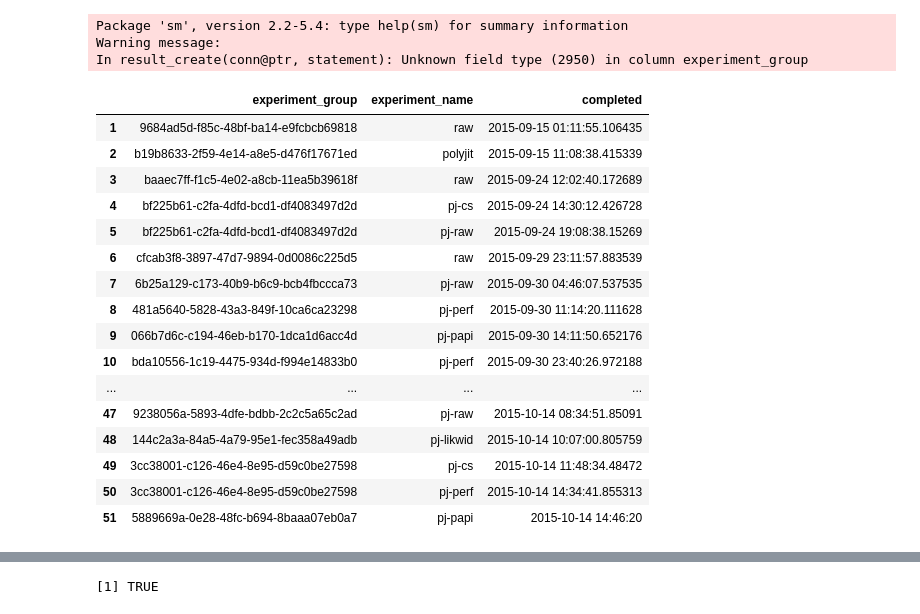
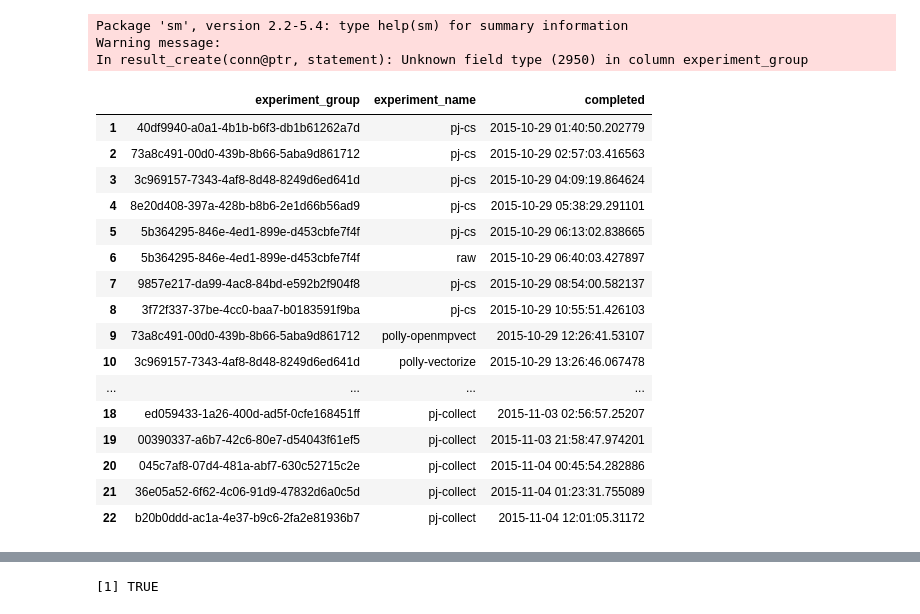
Before and after one commit to PolyJIT/benchbuild, a Jupyter notebook: statistics/polyjit-shiny/PolyJIT Speedup Plots.ipynb, the cells around one changed output, grey strips where cells are left out. Cells and saved outputs as stored; diff of their text form; code cells hidden in the pictures.

```diff
--- a/statistics/polyjit-shiny/PolyJIT Speedup Plots.ipynb
+++ b/statistics/polyjit-shiny/PolyJIT Speedup Plots.ipynb
@@ -1,32 +1,34 @@
 # %%
 source("./polyjit.R")
 library(RPostgres)
+library(ggplot2)
 
 con <- dbConnect(RPostgres::Postgres(),
-                 dbname="pprof",
-                 user="pprof",
+                 dbname="pprof-bb",
+                 user="bb",
                  host="debussy.fim.uni-passau.de",
-                 port=32768,
-                 password="pprof")
+                 port=5432,
+                 password="bb")
 get_experiments(connection = con)
+options(repr.plot.family = 'mono', repr.plot.width = 10, repr.plot.height = 10, warn = -1)
 # %% [output]
 Package 'sm', version 2.2-5.4: type help(sm) for summary information
 Warning message:
 In result_create(conn@ptr, statement): Unknown field type (2950) in column experiment_group
 |  | experiment_group | experiment_name | completed |
-| 1 | 9684ad5d-f85c-48bf-ba14-e9fcbcb69818 | raw | 2015-09-15 01:11:55.106435 |
-| 2 | b19b8633-2f59-4e14-a8e5-d476f17671ed | polyjit | 2015-09-15 11:08:38.415339 |
-| 3 | baaec7ff-f1c5-4e02-a8cb-11ea5b39618f | raw | 2015-09-24 12:02:40.172689 |
-| 4 | bf225b61-c2fa-4dfd-bcd1-df4083497d2d | pj-cs | 2015-09-24 14:30:12.426728 |
-| 5 | bf225b61-c2fa-4dfd-bcd1-df4083497d2d | pj-raw | 2015-09-24 19:08:38.15269 |
-| 6 | cfcab3f8-3897-47d7-9894-0d0086c225d5 | raw | 2015-09-29 23:11:57.883539 |
-| 7 | 6b25a129-c173-40b9-b6c9-bcb4fbccca73 | pj-raw | 2015-09-30 04:46:07.537535 |
-| 8 | 481a5640-5828-43a3-849f-10ca6ca23298 | pj-perf | 2015-09-30 11:14:20.111628 |
-| 9 | 066b7d6c-c194-46eb-b170-1dca1d6acc4d | pj-papi | 2015-09-30 14:11:50.652176 |
-| 10 | bda10556-1c19-4475-934d-f994e14833b0 | pj-perf | 2015-09-30 23:40:26.972188 |
+| 1 | 40df9940-a0a1-4b1b-b6f3-db1b61262a7d | pj-cs | 2015-10-29 01:40:50.202779 |
+| 2 | 73a8c491-00d0-439b-8b66-5aba9d861712 | pj-cs | 2015-10-29 02:57:03.416563 |
+| 3 | 3c969157-7343-4af8-8d48-8249d6ed641d | pj-cs | 2015-10-29 04:09:19.864624 |
+| 4 | 8e20d408-397a-428b-b8b6-2e1d66b56ad9 | pj-cs | 2015-10-29 05:38:29.291101 |
+| 5 | 5b364295-846e-4ed1-899e-d453cbfe7f4f | pj-cs | 2015-10-29 06:13:02.838665 |
+| 6 | 5b364295-846e-4ed1-899e-d453cbfe7f4f | raw | 2015-10-29 06:40:03.427897 |
+| 7 | 9857e217-da99-4ac8-84bd-e592b2f904f8 | pj-cs | 2015-10-29 08:54:00.582137 |
+| 8 | 3f72f337-37be-4cc0-baa7-b0183591f9ba | pj-cs | 2015-10-29 10:55:51.426103 |
+| 9 | 73a8c491-00d0-439b-8b66-5aba9d861712 | polly-openmpvect | 2015-10-29 12:26:41.53107 |
+| 10 | 3c969157-7343-4af8-8d48-8249d6ed641d | polly-vectorize | 2015-10-29 13:26:46.067478 |
 | ... | ... | ... | ... |
-| 47 | 9238056a-5893-4dfe-bdbb-2c2c5a65c2ad | pj-raw | 2015-10-14 08:34:51.85091 |
-| 48 | 144c2a3a-84a5-4a79-95e1-fec358a49adb | pj-likwid | 2015-10-14 10:07:00.805759 |
-| 49 | 3cc38001-c126-46e4-8e95-d59c0be27598 | pj-cs | 2015-10-14 11:48:34.48472 |
-| 50 | 3cc38001-c126-46e4-8e95-d59c0be27598 | pj-perf | 2015-10-14 14:34:41.855313 |
-| 51 | 5889669a-0e28-48fc-b694-8baaa07eb0a7 | pj-papi | 2015-10-14 14:46:20 |
+| 18 | ed059433-1a26-400d-ad5f-0cfe168451ff | pj-collect | 2015-11-03 02:56:57.25207 |
+| 19 | 00390337-a6b7-42c6-80e7-d54043f61ef5 | pj-collect | 2015-11-03 21:58:47.974201 |
+| 20 | 045c7af8-07d4-481a-abf7-630c52715c2e | pj-collect | 2015-11-04 00:45:54.282886 |
+| 21 | 36e05a52-6f62-4c06-91d9-47832d6a0c5d | pj-collect | 2015-11-04 01:23:31.755089 |
+| 22 | b20b0ddd-ac1a-4e37-b9c6-2fa2e81936b7 | pj-collect | 2015-11-04 12:01:05.31172 |
```
Also changed, not shown: parts of 2 cells of this notebook.
